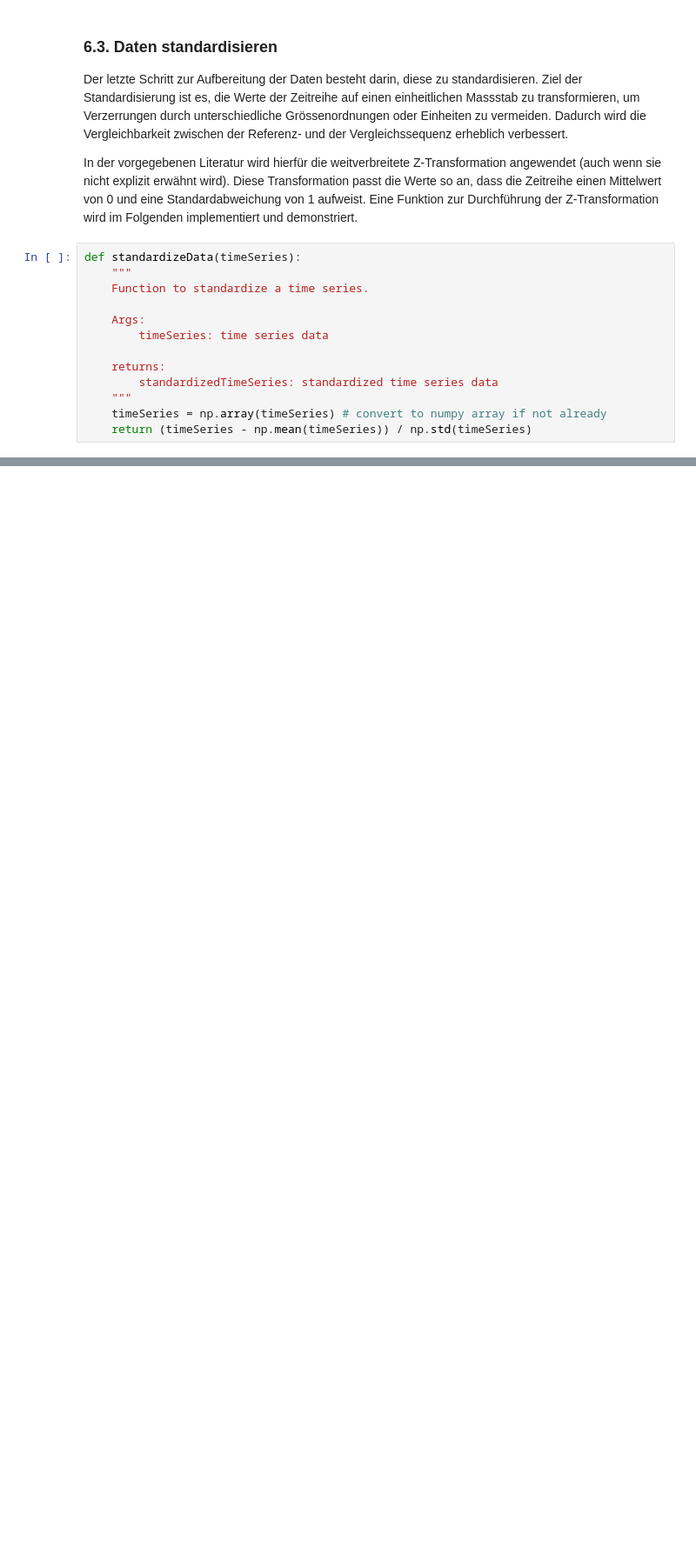
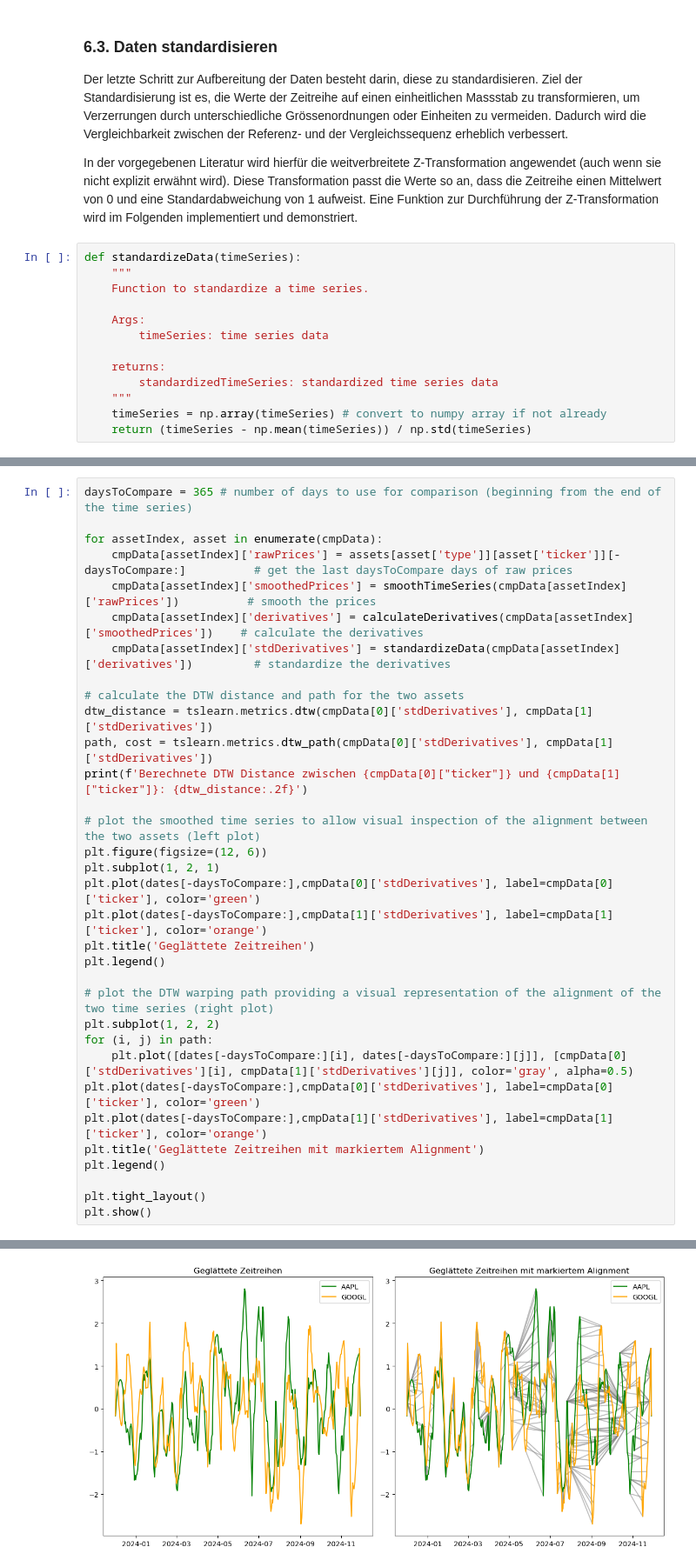
Before and after one commit to yannluethi/DIFA, a Jupyter notebook: DIFA_DTW.ipynb, the cells around one changed output, grey strips where cells are left out. Shown at 87% size. Saved outputs shown, nothing was run; the diff lists cells and outputs as text; blank space fills up the shorter version.

```diff
--- a/DIFA_DTW.ipynb
+++ b/DIFA_DTW.ipynb
@@ -413,0 +461,34 @@ Standard deviation of standardized first derivatives: 1.0
+# %%
+daysToCompare = 365 # number of days to use for comparison (beginning from the end of the time series)
+
+for assetIndex, asset in enumerate(cmpData):
+    cmpData[assetIndex]['rawPrices'] = assets[asset['type']][asset['ticker']][-daysToCompare:]          # get the last daysToCompare days of raw prices
+    cmpData[assetIndex]['smoothedPrices'] = smoothTimeSeries(cmpData[assetIndex]['rawPrices'])          # smooth the prices
+    cmpData[assetIndex]['derivatives'] = calculateDerivatives(cmpData[assetIndex]['smoothedPrices'])    # calculate the derivatives
+    cmpData[assetIndex]['stdDerivatives'] = standardizeData(cmpData[assetIndex]['derivatives'])         # standardize the derivatives
+
+# calculate the DTW distance and path for the two assets
+dtw_distance = tslearn.metrics.dtw(cmpData[0]['stdDerivatives'], cmpData[1]['stdDerivatives'])
+path, cost = tslearn.metrics.dtw_path(cmpData[0]['stdDerivatives'], cmpData[1]['stdDerivatives'])
+print(f'Berechnete DTW Distance zwischen {cmpData[0]["ticker"]} und {cmpData[1]["ticker"]}: {dtw_distance:.2f}')
+
+# plot the smoothed time series to allow visual inspection of the alignment between the two assets (left plot)
+plt.figure(figsize=(12, 6))
+plt.subplot(1, 2, 1)
+plt.plot(dates[-daysToCompare:],cmpData[0]['stdDerivatives'], label=cmpData[0]['ticker'], color='green')
+plt.plot(dates[-daysToCompare:],cmpData[1]['stdDerivatives'], label=cmpData[1]['ticker'], color='orange')
+plt.title('Geglättete Zeitreihen')
+plt.legend()
+
+# plot the DTW warping path providing a visual representation of the alignment of the two time series (right plot)
+plt.subplot(1, 2, 2)
+for (i, j) in path:
+    plt.plot([dates[-daysToCompare:][i], dates[-daysToCompare:][j]], [cmpData[0]['stdDerivatives'][i], cmpData[1]['stdDerivatives'][j]], color='gray', alpha=0.5)
+plt.plot(dates[-daysToCompare:],cmpData[0]['stdDerivatives'], label=cmpData[0]['ticker'], color='green')
+plt.plot(dates[-daysToCompare:],cmpData[1]['stdDerivatives'], label=cmpData[1]['ticker'], color='orange')
+plt.title('Geglättete Zeitreihen mit markiertem Alignment')
+plt.legend()
+
+plt.tight_layout()
+plt.show()
+# %% [output]
@@ -413,0 +496 @@ Standard deviation of standardized first derivatives: 1.0
+[figure, added]
```
Also changed, not shown: parts of 39 cells of this notebook, 1 other file.
